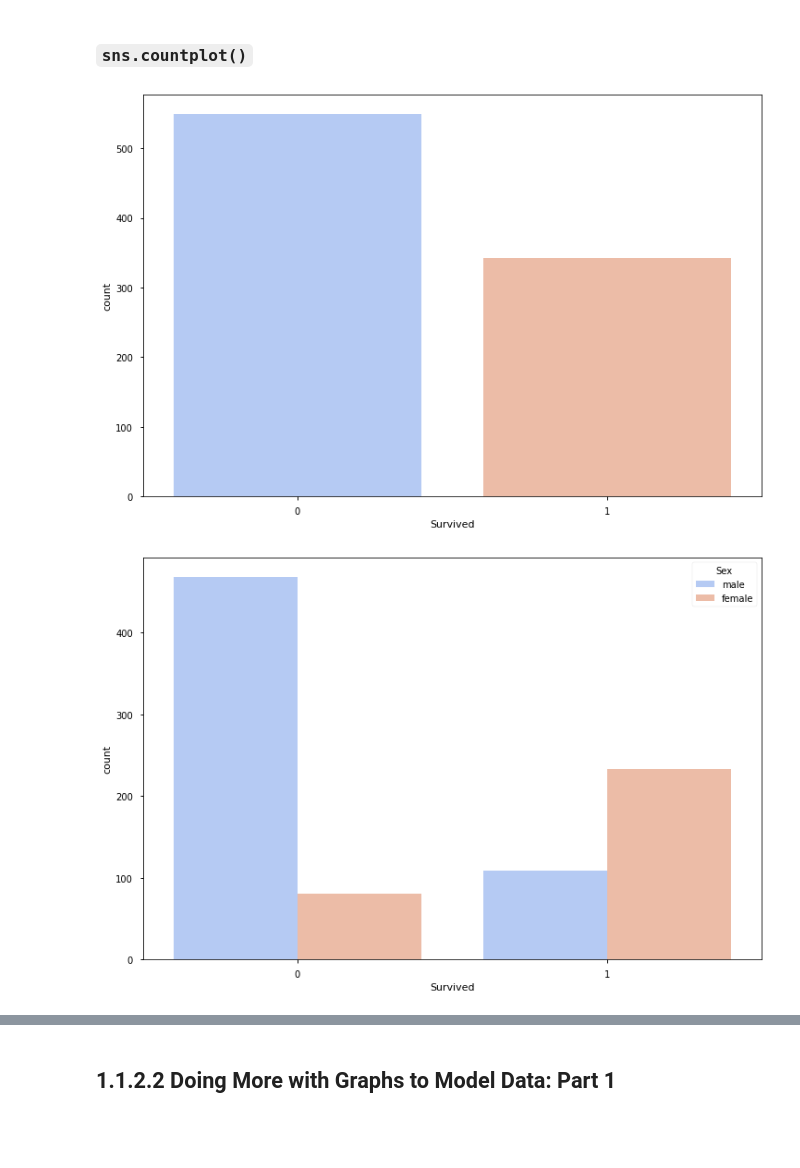
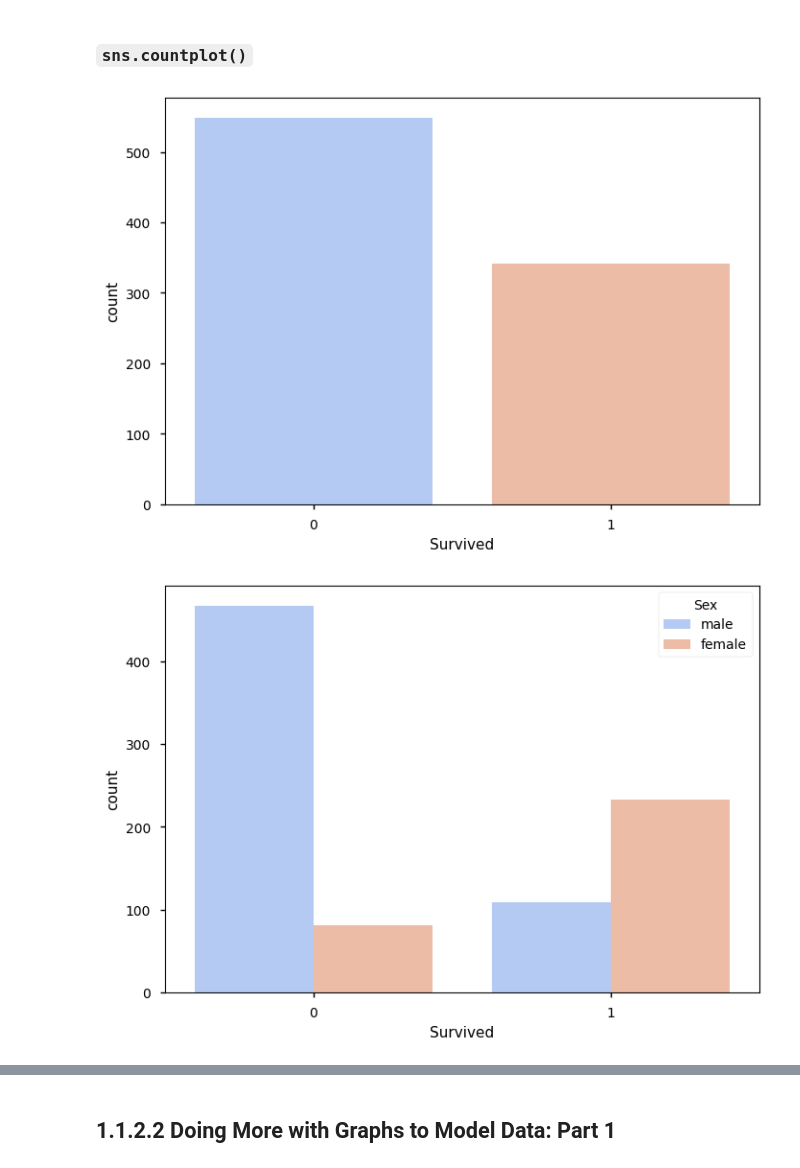
Before and after one commit to PaulToronto/Howard-University-Coursera-Linear-Algebra-For-Data-Science-Specialization, a Jupyter notebook: 1_1_2_Modeling_Data_in_Python.ipynb, the cells around one changed output, grey strips where cells are left out. Saved outputs shown, nothing was run; the diff lists cells and outputs as text; code cells hidden in the pictures; blank space fills up the shorter version.

```diff
--- a/1_1_2_Modeling_Data_in_Python.ipynb
+++ b/1_1_2_Modeling_Data_in_Python.ipynb
@@ -54,5 +63,5 @@ sns.palettes.color_palette('coolwarm')
 # %%
-plt.style.use('seaborn-notebook')
+plt.style.use('seaborn-v0_8-notebook')
 # %% [markdown]
 ## 1.1.2.1 Using Graphs in Python to Model Data
 # %% [markdown]
@@ -118,12 +128,10 @@ memory usage: 76.7+ KB
 # %% [markdown]
 ### `sns.countplot()`
 # %%
-plt.figure(figsize=(12, 8))
 sns.countplot(x='Survived', data=titanic, palette='coolwarm');
 # %% [output]
-[figure, old version]
+[figure, new version]
 # %%
-plt.figure(figsize=(12, 8))
 sns.countplot(x='Survived', hue='Sex', data=titanic, palette='coolwarm');
 # %% [output]
-[figure, old version]
+[figure, new version]
```
Also changed, not shown: parts of 34 cells of this notebook.
